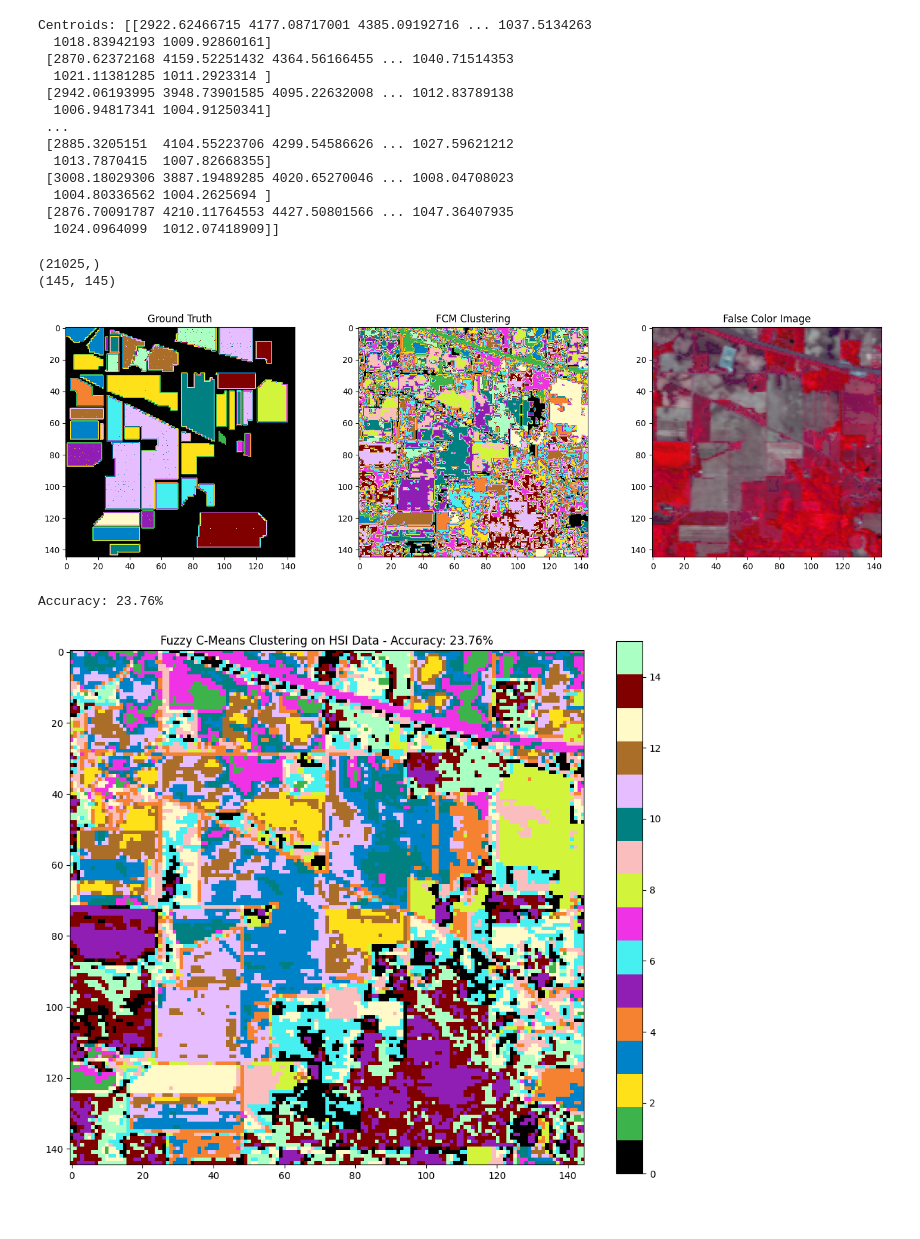
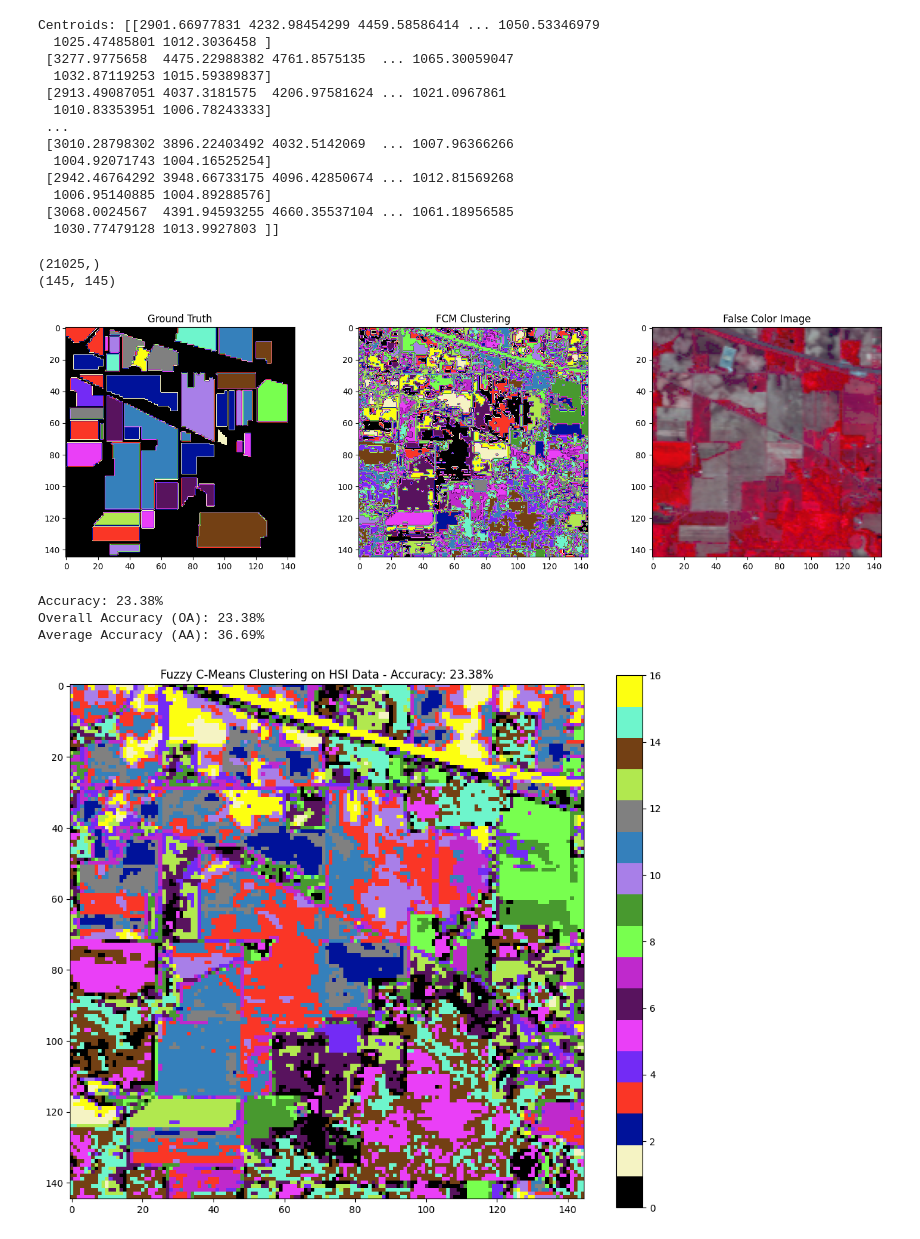
Before and after one commit to DFeng0215/FCMM, a Jupyter notebook: IP_FCM.ipynb, the cells around one changed output. Drawn from its saved outputs; the diff is of its cells as text; code cells hidden in the pictures.

```diff
--- a/IP_FCM.ipynb
+++ b/IP_FCM.ipynb
@@ -80,32 +80,47 @@ classes = np.unique(gt)
 #將三維數據降至二維
 data = img.reshape(-1, img.shape[-1])
 
-U, centroids = fuzzy_c_means(data, c=16, m=2)
+U, centroids = fuzzy_c_means(data, c=17, m=1.33)
 print("Centroids:", centroids)
 # %% [output]
-Centroids: [[2922.62466715 4177.08717001 4385.09192716 ... 1037.5134263
-  1018.83942193 1009.92860161]
- [2870.62372168 4159.52251432 4364.56166455 ... 1040.71514353
-  1021.11381285 1011.2923314 ]
- [2942.06193995 3948.73901585 4095.22632008 ... 1012.83789138
-  1006.94817341 1004.91250341]
+Centroids: [[2901.66977831 4232.98454299 4459.58586414 ... 1050.53346979
+  1025.47485801 1012.3036458 ]
+ [3277.9775658  4475.22988382 4761.8575135  ... 1065.30059047
+  1032.87119253 1015.59389837]
+ [2913.49087051 4037.3181575  4206.97581624 ... 1021.0967861
+  1010.83353951 1006.78243333]
  ...
- [2885.3205151  4104.55223706 4299.54586626 ... 1027.59621212
-  1013.7870415  1007.82668355]
- [3008.18029306 3887.19489285 4020.65270046 ... 1008.04708023
-  1004.80336562 1004.2625694 ]
- [2876.70091787 4210.11764553 4427.50801566 ... 1047.36407935
-  1024.0964099  1012.07418909]]
+ [3010.28798302 3896.22403492 4032.5142069  ... 1007.96366266
+  1004.92071743 1004.16525254]
+ [2942.46764292 3948.66733175 4096.42850674 ... 1012.81569268
+  1006.95140885 1004.89288576]
+ [3068.0024567  4391.94593255 4660.35537104 ... 1061.18956585
+  1030.77479128 1013.9927803 ]]
 # %%
 labels = np.argmax(U, axis=1)
 print(labels.shape)
 clustered_img = labels.reshape(img.shape[:2])
 print(clustered_img.shape)
 
-# 定義16種顏色
+# 定義16+1種顏色
 colors = [
-    "#000000", "#3cb44b", "#ffe119", "#0082c8", "#f58231", "#911eb4", "#46f0f0", "#f032e6",
-    "#d2f53c", "#fabebe", "#008080", "#e6beff", "#aa6e28", "#fffac8", "#800000", "#aaffc3"
+    '#000000', # Unlabeled
+    '#F5f3C3', # Alfalfa
+    '#00129A', # Corn-notill
+    '#FA3626', # Corn-min
+    '#732BF5', # Corn
+    '#EA3FF7', # Grass/Pasture
+    '#58135E', # Grass/Trees
+    '#BF29CC', # Grass/Pasture-mowed
+    '#78FF4F', # Hay-windrowed
+    '#48992F', # Oats
+    '#A87FE8', # Soybean-notill
+    '#3580BB', # Soybean-min
+    '#808080', # Soybean-clean
+    '#B1E84F', # Wheat
+    '#734014', # Woods
+    '#6EF5CC', # Bldg-Grass-Trees-Drives
+    '#FDFF11'  # Stone-steel towers
 ]
 cmap = ListedColormap(colors)
 
@@ -136,33 +151,47 @@ plt.show()
 # %% [output]
 (21025,)
 (145, 145)
-[figure, old version]
+[figure, new version]
 # %%
 # 並且已經有 gt 加載和重塑為一維向量
 gt_flat = gt.flatten()
 
 # 計算混淆矩陣
 cm = confusion_matrix(gt_flat, labels)
 
 # 使用匈牙利算法找到最佳標籤對應
 row_ind, col_ind = linear_sum_assignment(-cm)  # 對成本矩陣取負值以求最大化
 
 # 建立標籤映射，根據找到的對應關系重映射 FCM 的結果
 label_mapping = {col: row for col, row in zip(col_ind, row_ind)}
 remapped_labels = np.array([label_mapping[label] for label in labels])
 
 # 計算重映射後的準確率
 accuracy = np.sum(remapped_labels == gt_flat) / gt_flat.size
 print(f"Accuracy: {accuracy * 100:.2f}%")
 
+cm_news = confusion_matrix(gt_flat, remapped_labels)
+
+# 計算整體精確度 (Overall Accuracy, OA)
+OA = np.trace(cm_news) / np.sum(cm_news)
+print(f"Overall Accuracy (OA): {OA * 100:.2f}%")
+
+# 計算平均精確度 (Average Accuracy, AA)
+class_accuracies = np.diag(cm_news) / np.sum(cm_news, axis=1)
+AA = np.mean(class_accuracies)
+print(f"Average Accuracy (AA): {AA * 100:.2f}%")
+
 # 可視化重映射後的分群結果
 remapped_clustered_img = remapped_labels.reshape(img.shape[:2])
+
 
 plt.figure(figsize=(12, 10))
 plt.imshow(remapped_clustered_img, cmap=cmap)
 plt.colorbar()
 plt.title(f'Fuzzy C-Means Clustering on HSI Data - Accuracy: {accuracy * 100:.2f}%')
 plt.show()
 # %% [output]
-Accuracy: 23.76%
+Accuracy: 23.38%
+Overall Accuracy (OA): 23.38%
+Average Accuracy (AA): 36.69%
-[figure, old version]
+[figure, new version]
```
Also changed, not shown: 5 other files.
